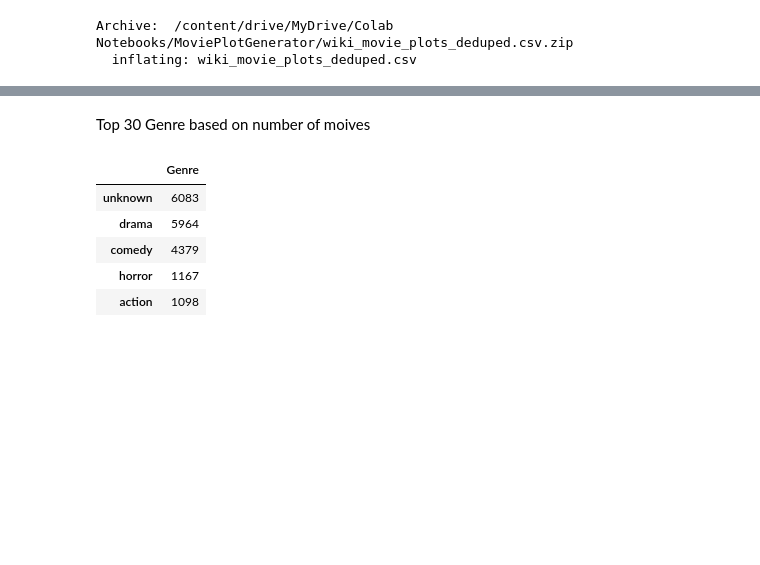
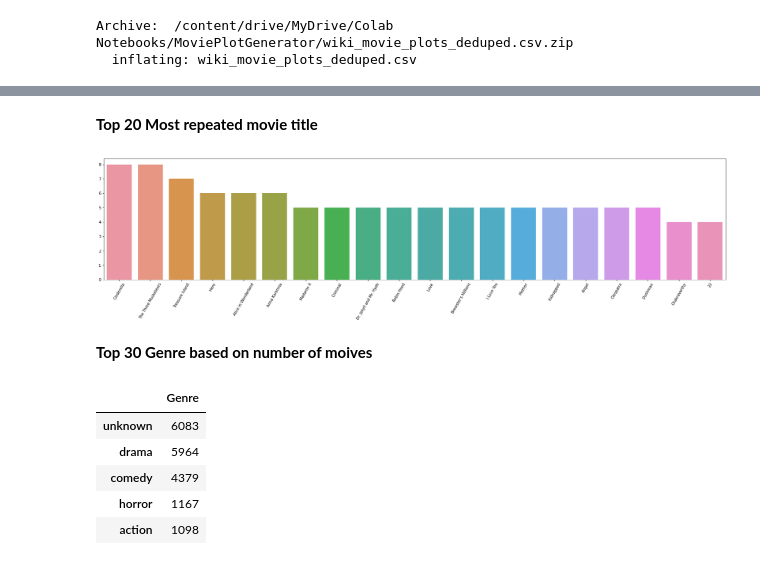
Before and after one commit to AmirHoseein99/Movie_Writer, a Jupyter notebook: MoviePlotGen_EDA.ipynb, the cells around one changed output, grey strips where cells are left out. Cells and saved outputs as stored; diff of their text form; code cells hidden in the pictures; blank space fills up the shorter version.

```diff
--- a/MoviePlotGen_EDA.ipynb
+++ b/MoviePlotGen_EDA.ipynb
@@ -25,5 +35,13 @@ data_df.head()
+# %% [markdown]
+**Top 20 Most repeated movie title**
+# %%
+plt.figure(figsize=(30, 6))
+sns.barplot(x=data_df.Title.value_counts()[:20].index, y=data_df.Title.value_counts()[:20].values)
+_ = plt.xticks(rotation=60)
+# %% [output]
+[figure, added]
 # %% [markdown]
-Top 30 Genre based on number of moives
+**Top 30 Genre based on number of moives**
 # %%
 each_genre_count = data_df.Genre.value_counts()[:25].to_frame()
 each_genre_count.head()
```
Also changed, not shown: parts of 15 cells of this notebook.
